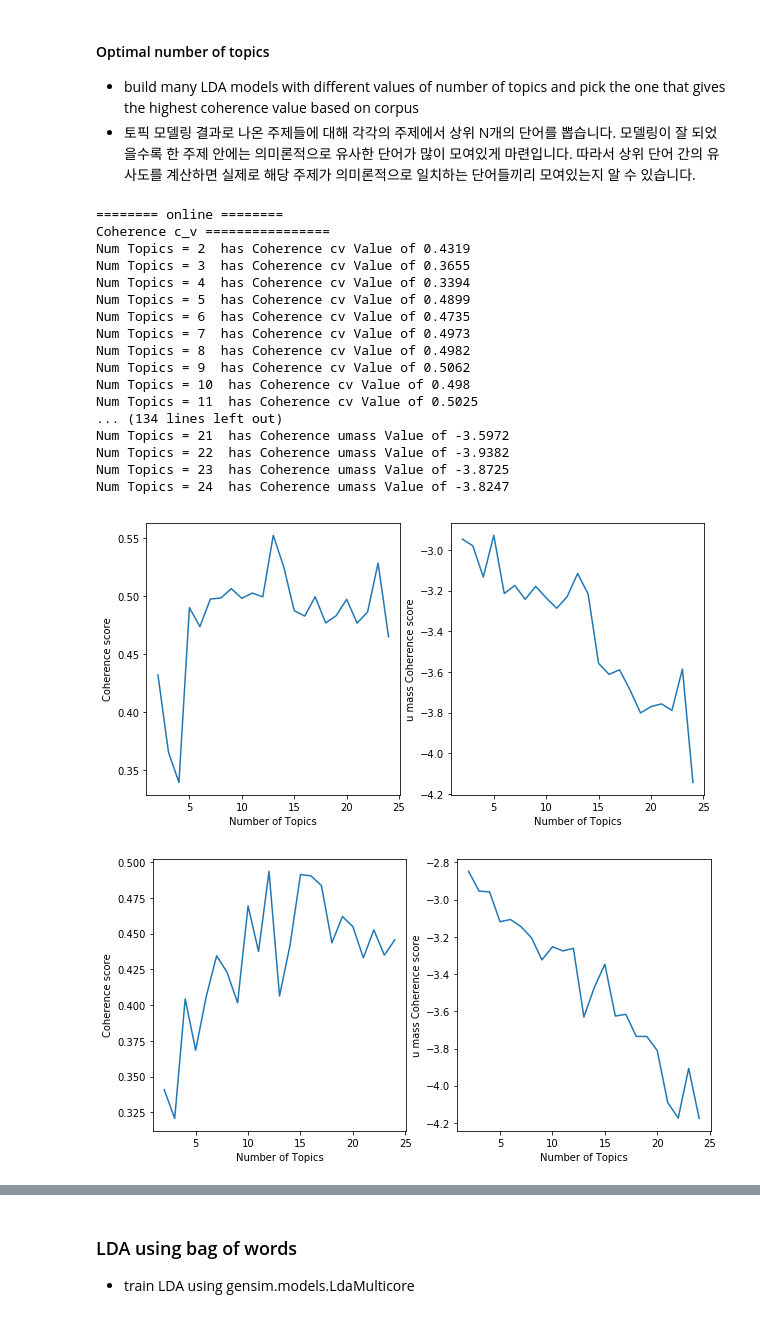
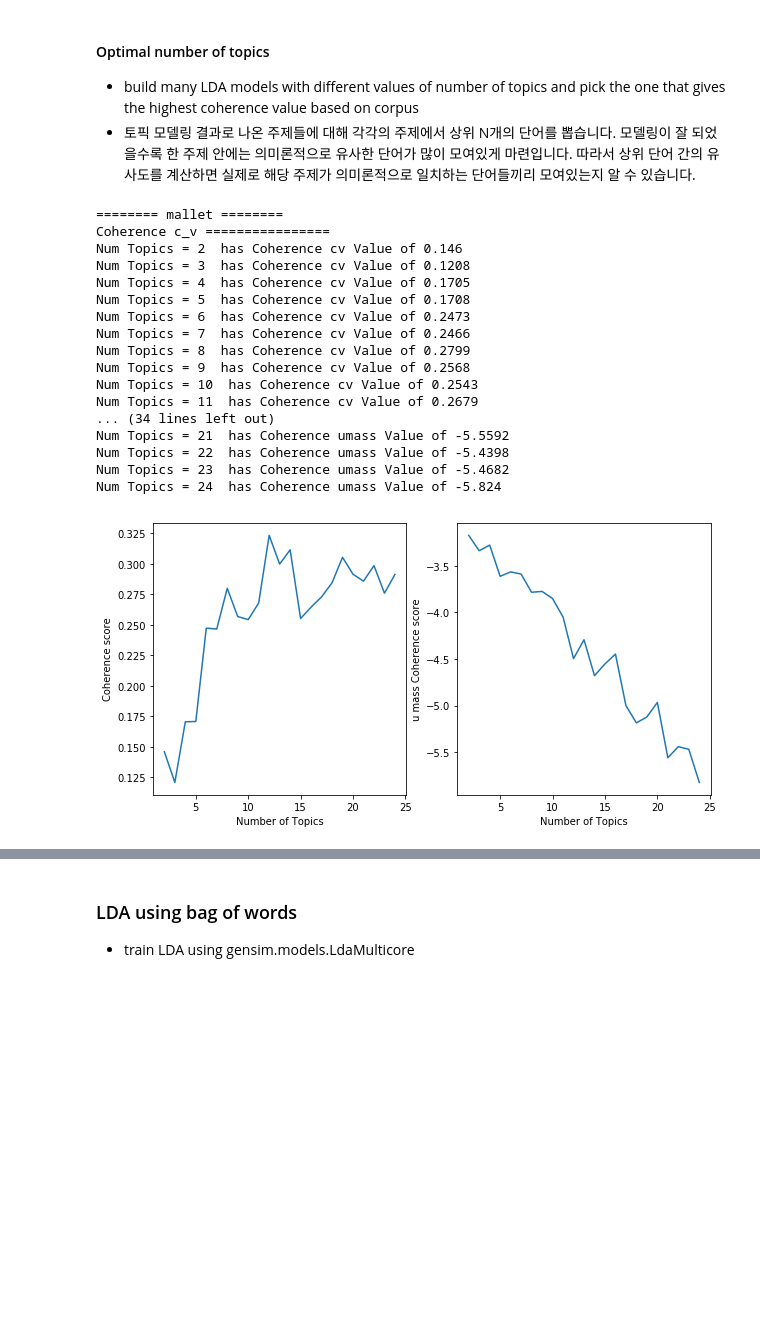
Before and after one commit to joyce04/NLP_N_Graph, a Jupyter notebook: topic_modeling/LDA_title_trigram.ipynb, the cells around one changed output, grey strips where cells are left out. Cells and saved outputs as stored; diff of their text form; code cells hidden in the pictures; blank space fills up the shorter version.

Commit message:
modify LDA to rerun for selected title

```diff
--- a/topic_modeling/LDA_title_trigram.ipynb
+++ b/topic_modeling/LDA_title_trigram.ipynb
@@ -28,7 +28,7 @@ import numpy as np
 pd.set_option('display.max_colwidth', -1)
 # %%
 #retrieve table titles from csv
-data = pd.read_csv('titles.csv', delimiter='\t', error_bad_lines=True, header=None)
+data = pd.read_csv('titles_condition.tsv', delimiter='\t', error_bad_lines=True, header=None)
 data.columns = ['id', 'title']
 data.title = data.title.str.strip()
 documents = data
@@ -418,50 +414,49 @@ if not os.path.exists(directory):
 # %%
 # %%time
 # Download File: http://mallet.cs.umass.edu/dist/mallet-2.0.8.zip
 
 from gensim.models import CoherenceModel
 limit = 25; start=2; step=1;
 
-model_list_on, coherence_values_on, umass_co_val_on = compute_coherence_values(model_type='online', dictionary=dictionary, \
-                                                                      corpus=bow_corpus, \
-                                                                      texts=dictionary_made_by, \
-                                                                      start=start, \
-                                                                      limit=limit, \
-                                                                      step=step)
-max_coherence_topic_num_on= find_optimal_topic_num('online', model_list_on, coherence_values_on, umass_co_val_on)
+# model_list_on, coherence_values_on, umass_co_val_on = compute_coherence_values(model_type='online', dictionary=dictionary, \
+#                                                                       corpus=bow_corpus, \
+#                                                                       texts=dictionary_made_by, \
+#                                                                       start=start, \
+#                                                                       limit=limit, \
+#                                                                       step=step)
+# max_coherence_topic_num_on= find_optimal_topic_num('online', model_list_on, coherence_values_on, umass_co_val_on)
 
 model_list, coherence_values, umass_co_val = compute_coherence_values(model_type='mallet', dictionary=dictionary, \
                                                                       corpus=bow_corpus, \
                                                                       texts=dictionary_made_by, \
                                                                       start=start, \
                                                                       limit=limit, \
                                                                       step=step)
 max_coherence_topic_num = find_optimal_topic_num('mallet', model_list, coherence_values, umass_co_val)
 
-model_list_tfidf, coherence_values_tfidf, umass_co_val_tfidf = compute_coherence_values(model_type='tfidf', dictionary=dictionary, \
-                                                                                              corpus=tfidf_corpus, \
-                                                                                              texts=dictionary_made_by, \
-                                                                                              start=start, \
-                                                                                              limit=limit, \
-                                                                                              step=step)
-max_coherence_topic_num_tfidf = find_optimal_topic_num('tfidf', model_list_tfidf, coherence_values_tfidf, umass_co_val_tfidf)
+# model_list_tfidf, coherence_values_tfidf, umass_co_val_tfidf = compute_coherence_values(model_type='tfidf', dictionary=dictionary, \
+#                                                                                               corpus=tfidf_corpus, \
+#                                                                                               texts=dictionary_made_by, \
+#                                                                                               start=start, \
+#                                                                                               limit=limit, \
+#                                                                                               step=step)
+# max_coherence_topic_num_tfidf = find_optimal_topic_num('tfidf', model_list_tfidf, coherence_values_tfidf, umass_co_val_tfidf)
 # %% [output]
-======== online ========
+======== mallet ========
 Coherence c_v ================
-Num Topics = 2  has Coherence cv Value of 0.4319
-Num Topics = 3  has Coherence cv Value of 0.3655
-Num Topics = 4  has Coherence cv Value of 0.3394
-Num Topics = 5  has Coherence cv Value of 0.4899
-Num Topics = 6  has Coherence cv Value of 0.4735
-Num Topics = 7  has Coherence cv Value of 0.4973
-Num Topics = 8  has Coherence cv Value of 0.4982
-Num Topics = 9  has Coherence cv Value of 0.5062
-Num Topics = 10  has Coherence cv Value of 0.498
-Num Topics = 11  has Coherence cv Value of 0.5025
-... (134 lines left out)
-Num Topics = 21  has Coherence umass Value of -3.5972
-Num Topics = 22  has Coherence umass Value of -3.9382
-Num Topics = 23  has Coherence umass Value of -3.8725
-Num Topics = 24  has Coherence umass Value of -3.8247
+Num Topics = 2  has Coherence cv Value of 0.146
+Num Topics = 3  has Coherence cv Value of 0.1208
+Num Topics = 4  has Coherence cv Value of 0.1705
+Num Topics = 5  has Coherence cv Value of 0.1708
+Num Topics = 6  has Coherence cv Value of 0.2473
+Num Topics = 7  has Coherence cv Value of 0.2466
+Num Topics = 8  has Coherence cv Value of 0.2799
+Num Topics = 9  has Coherence cv Value of 0.2568
+Num Topics = 10  has Coherence cv Value of 0.2543
+Num Topics = 11  has Coherence cv Value of 0.2679
+... (34 lines left out)
+Num Topics = 21  has Coherence umass Value of -5.5592
+Num Topics = 22  has Coherence umass Value of -5.4398
+Num Topics = 23  has Coherence umass Value of -5.4682
+Num Topics = 24  has Coherence umass Value of -5.824
-[figure, old version]
+[figure, new version]
-[figure, removed]
```
Also changed, not shown: parts of 29 cells of this notebook, 4 other files.
